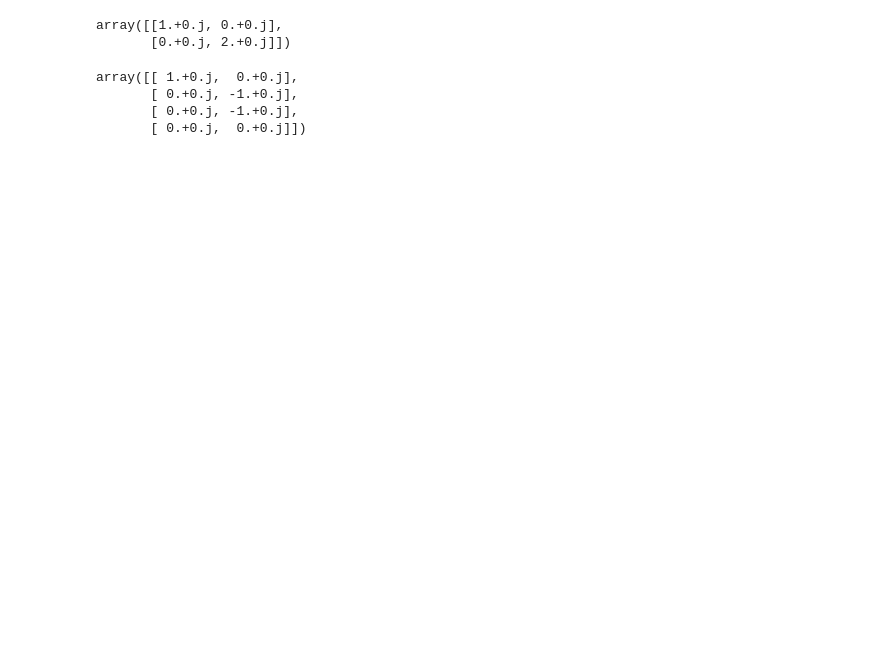
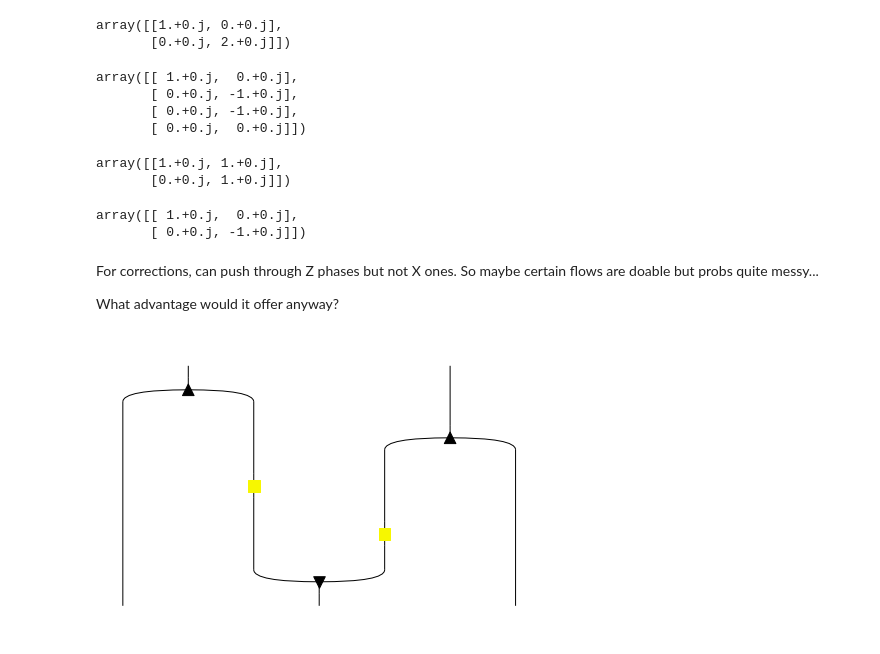
Before and after one commit to edwinagnew/zxw-diagrams, a Jupyter notebook: determin.ipynb, the cells around one changed output. Drawn from its saved outputs; the diff is of its cells as text; code cells hidden in the pictures; blank space fills up the shorter version.

```diff
--- a/determin.ipynb
+++ b/determin.ipynb
@@ -51,3 +43,22 @@ array([[ 1.+0.j,  0.+0.j],
        [ 0.+0.j, -1.+0.j],
        [ 0.+0.j, -1.+0.j],
        [ 0.+0.j,  0.+0.j]])
+# %%
+eval(W() >> Id(1) @ Z(1, 0, 0))
+# %% [output]
+array([[1.+0.j, 1.+0.j],
+       [0.+0.j, 1.+0.j]])
+# %%
+eval(ZBox(1, 1, -1))
+# %% [output]
+array([[ 1.+0.j,  0.+0.j],
+       [ 0.+0.j, -1.+0.j]])
+# %% [markdown]
+For corrections, can push through Z phases but not X ones. So maybe certain flows are doable but probs quite messy...
+
+What advantage would it offer anyway?
+# %%
+a = W() @ W() >> Id(1) @ H @ H @ Id(1) >> Id(1) @ W(2, False) @ Id(1)
+a.draw()
+# %% [output]
+[figure, added]
```
Also changed, not shown: parts of 7 cells of this notebook, 2 other files.
